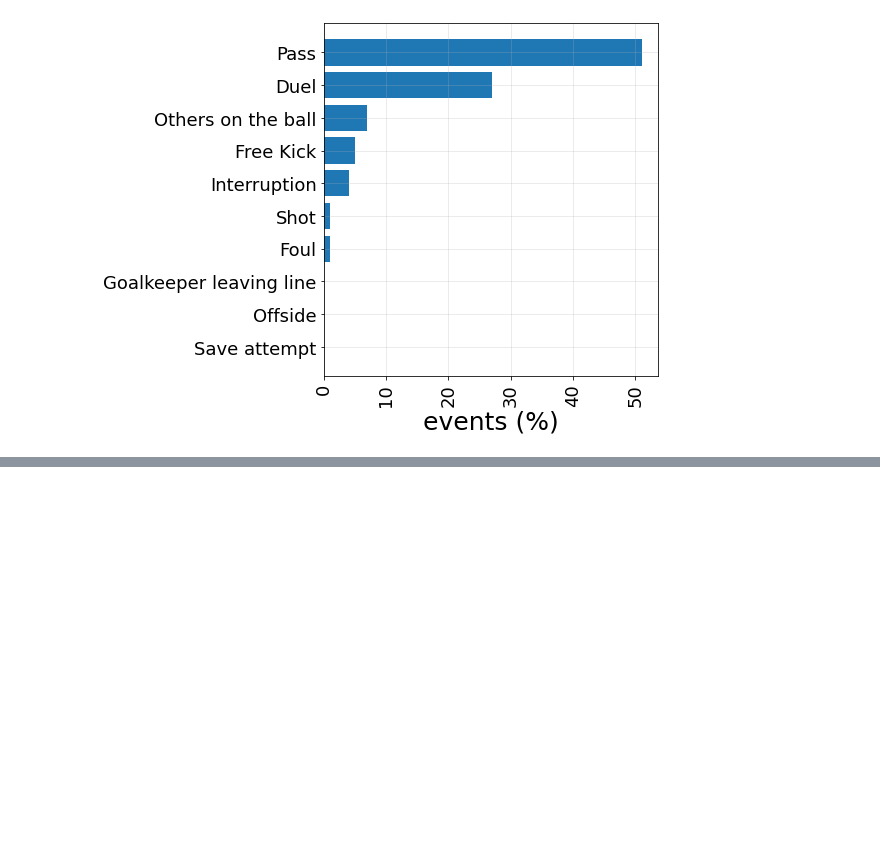
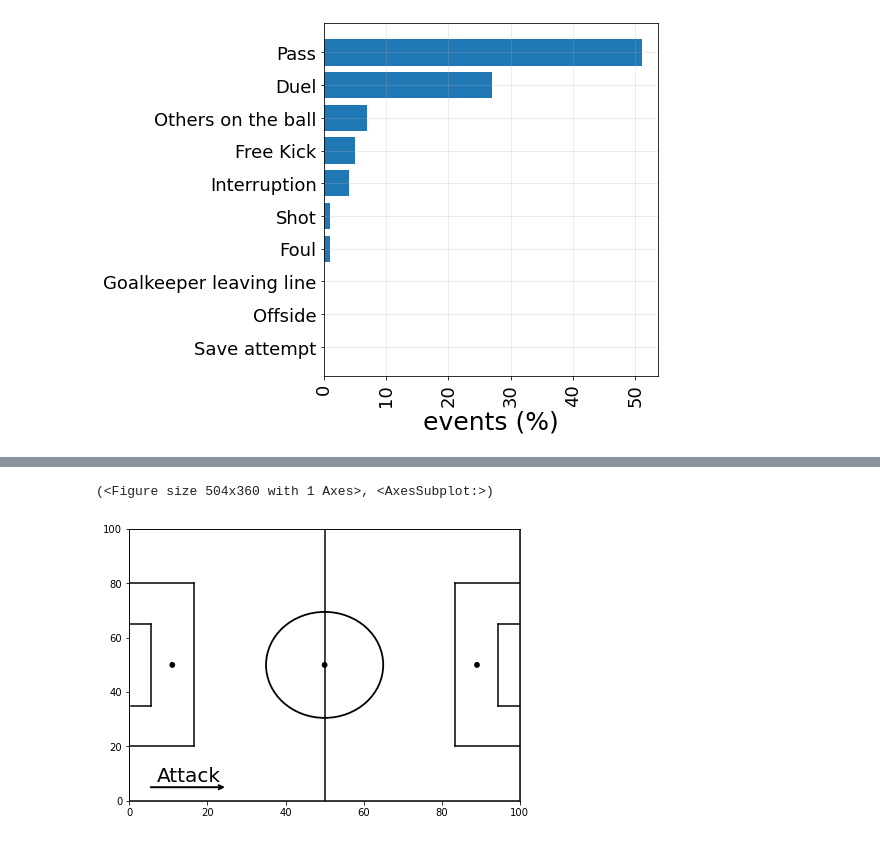
Before and after one commit to andysalitre/DSCI303-FinalProject, a Jupyter notebook: EDA/InitialAnalysis.ipynb, the cells around one changed output, grey strips where cells are left out. Drawn from its saved outputs; the diff is of its cells as text; code cells hidden in the pictures; blank space fills up the shorter version.

```diff
--- a/EDA/InitialAnalysis.ipynb
+++ b/EDA/InitialAnalysis.ipynb
@@ -36,0 +357,5 @@ plt.show()
+# %%
+pitch()
+# %% [output]
+(<Figure size 504x360 with 1 Axes>, <AxesSubplot:>)
+[figure, added]
```
Also changed, not shown: parts of 16 cells of this notebook.
